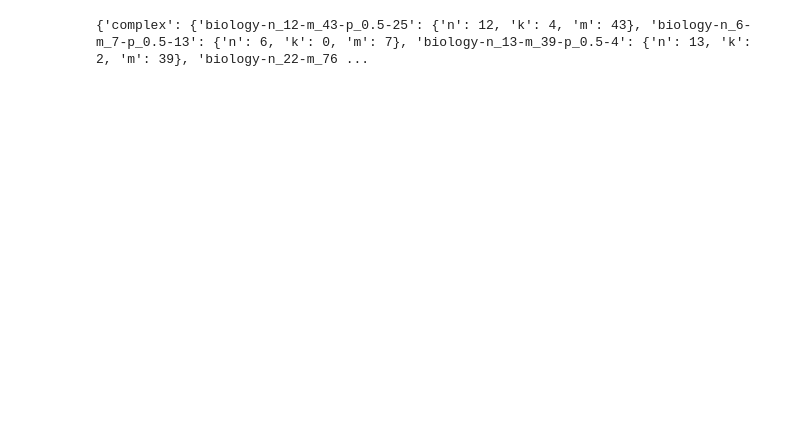
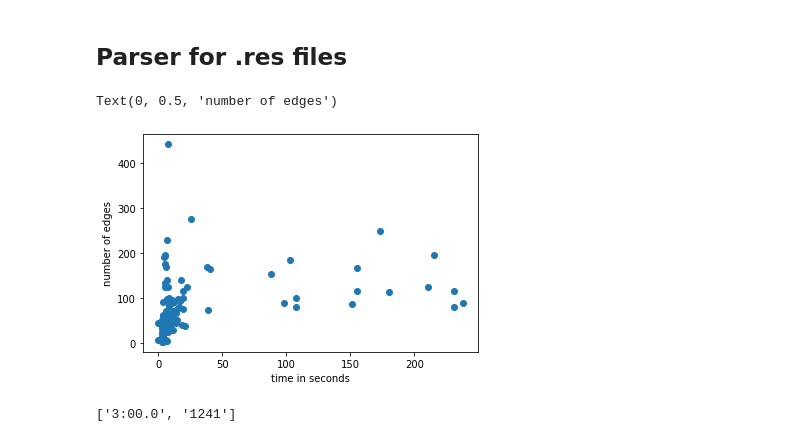
Before and after one commit to Jakob-L-M/dfvs, a Jupyter notebook: results/plots.ipynb, the cells around one changed output. Cells and saved outputs as stored; diff of their text form; code cells hidden in the pictures; blank space fills up the shorter version.

Commit message:
scripts for plot creation
Former-commit-id: 7fa823809174747c6f5831c447285829d01fd6ba

```diff
--- a/results/plots.ipynb
+++ b/results/plots.ipynb
@@ -1,30 +1,73 @@
+# %% [markdown]
+## Parser for .res files
 # %%
+import json
+added_lines = []
+
 with open("dfvs.jar.res", 'r') as f:
     lines = f.readlines()
-    data = {'complex': {}, 'synthetic': {}}
+    data = {}
     for line in lines:
-        if 'complex' in line:
-            category = 'complex'
+
+        temp = {}
+
+        if 'correct' in line:
+            split_arr = line.split('\t')
+            time = split_arr[1].strip().split(' ')[0]
+            temp['t'] = float(time[time.index(':')+1:]) + 60*float(time[:time.index(':')])
+            temp['k'] = int(split_arr[2][1:split_arr[2].index(',')])
         else:
-            category = 'synthetic'
-
-        name = line[line.index(category + '/')+len(category)+1: line.index(' ')]
-
-        try:
-            k = int(line[line.rindex(' ')+1:-1])
-        except ValueError:
             continue
 
-        data[category][name] = {'n': int(name[name.index('-n_')+3: name.index('-m_')]), 'k': k}
+        if 'complex' in line:
+            temp['c'] = 'complex'
+        elif 'synthetic' in line:
+            temp['c'] = 'synthetic'
+        else:
+            temp['c'] = 'unknown'
+
+        name = line[line.index(temp['c'] + '/')+len(temp['c'])+1: line.index(' ')]
+
+        if name in added_lines:
+            continue
+        added_lines.append(name)
+
+        temp['n'] = int(name[name.index('-n_')+3: name.index('-m_')])
 
         if '-p_' not in name:
             if '.mtx' in name:
-                data[category][name]['m'] = int(name[name.index('-m_')+3: name.index('.mtx')])
+                temp['m'] = int(name[name.index('-m_')+3: name.index('.mtx')])
             else:
-                    data[category][name]['m'] = int(name[name.index('-m_')+3:])
+                    temp['m'] = int(name[name.index('-m_')+3:])
         else:
-            data[category][name]['m'] = int(name[name.index('-m_')+3: name.index('-p_')])
+            if '-k_'in name:
+                temp['m'] = int(name[name.index('-m_')+3: name.index('-k_')])
+            else:
+                temp['m'] = int(name[name.index('-m_')+3: name.index('-p_')])
 
-    print(data)
+        data[name] = temp
+
+with open('result.json', 'w') as f:
+    json.dump(data, f)
-# %% [output]
-{'complex': {'biology-n_12-m_43-p_0.5-25': {'n': 12, 'k': 4, 'm': 43}, 'biology-n_6-m_7-p_0.5-13': {'n': 6, 'k': 0, 'm': 7}, 'biology-n_13-m_39-p_0.5-4': {'n': 13, 'k': 2, 'm': 39}, 'biology-n_22-m_76 ...
+# %%
+import json
+import matplotlib.pyplot as plt
+import pandas as pd
+
+with open('result.json', 'r') as f:
+    data = json.loads(f.read())
+
+df = pd.DataFrame(data).transpose()
+df.columns = ['t', 'k', 'class', 'n', 'm']
+
+plt.scatter(df['t'], df['m'])
+plt.xlabel('time in seconds')
+plt.ylabel('number of edges')
+# %% [output]
+Text(0, 0.5, 'number of edges')
+[figure, added]
+# %%
+time = " 3:00.0 1241"
+time.strip().split(' ')
+# %% [output]
+['3:00.0', '1241']
```
Also changed, not shown: 3 other files.
